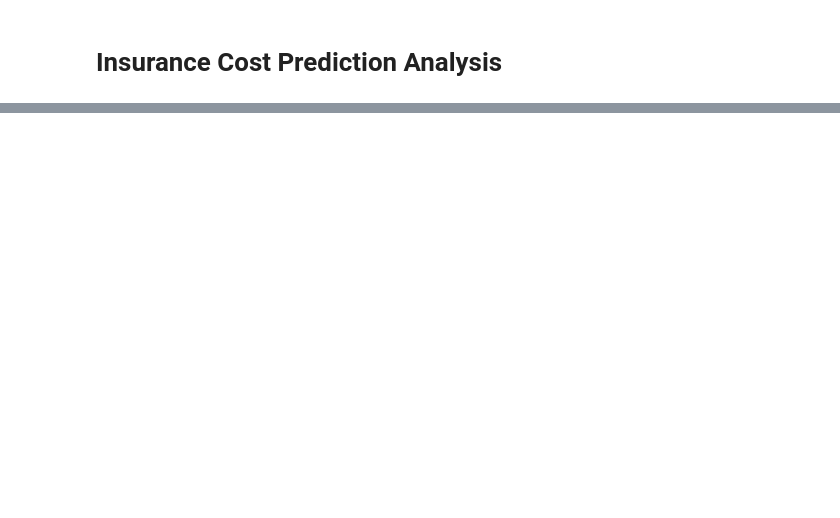
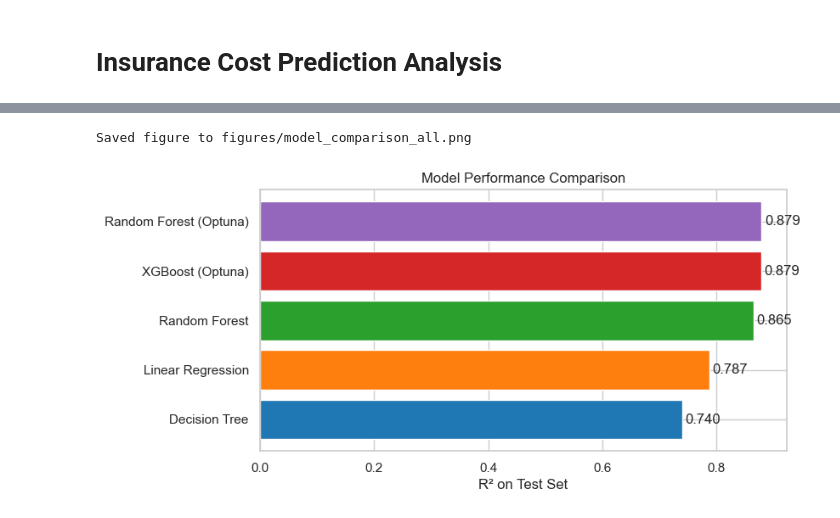
Before and after one commit to zheyuanlai/mini-hackathon, a Jupyter notebook: insurance_analysis.ipynb, the cells around one changed output, grey strips where cells are left out. Drawn from its saved outputs; the diff is of its cells as text; code cells hidden in the pictures; blank space fills up the shorter version.

```diff
--- a/insurance_analysis.ipynb
+++ b/insurance_analysis.ipynb
@@ -284,0 +53,7 @@ Fairness concerns: Higher charges for smokers and older age are expected, but ch
+# %%
+DATA_PATH = Path("insurance.csv")
+df = pd.read_csv(DATA_PATH)
+print(f"Rows: {df.shape[0]}, Columns: {df.shape[1]}")
+print("\nData types:\n", df.dtypes)
+print("\nMissing values per column:\n", df.isnull().sum())
+df.head()
@@ -284,0 +210,7 @@ Fairness concerns: Higher charges for smokers and older age are expected, but ch
+# %%
+cv_results = {}
+for name, model in baseline_models.items():
+    estimator = model.__class__(**model.get_params())
+    scores = cross_val_score(estimator, X_train_scaled, y_train, cv=5, scoring="r2")
+    cv_results[name] = scores
+    print(f"{name:16s} -> mean R^2: {scores.mean():.4f}, std: {scores.std():.4f}")
@@ -284,0 +327,18 @@ Fairness concerns: Higher charges for smokers and older age are expected, but ch
+# %%
+trained_models.update({
+    "Random Forest (Optuna)": rf_best,
+    "XGBoost (Optuna)": xgb_best
+})
+
+metrics = []
+for name, model in trained_models.items():
+    preds = model.predict(X_test_scaled)
+    metrics.append({
+        "Model": name,
+        "R2": r2_score(y_test, preds),
+        "RMSE": np.sqrt(mean_squared_error(y_test, preds)),
+        "MAE": mean_absolute_error(y_test, preds)
+    })
+
+results_df = pd.DataFrame(metrics).sort_values("R2", ascending=False)
+results_df
@@ -284,0 +352,13 @@ Fairness concerns: Higher charges for smokers and older age are expected, but ch
+# %%
+plt.figure(figsize=(8, 4))
+order = results_df["Model"].tolist()[::-1]
+plt.barh(order, results_df.set_index("Model").loc[order, "R2"], color=["#1f77b4", "#ff7f0e", "#2ca02c", "#d62728", "#9467bd"][: len(order)])
+plt.xlabel("R² on Test Set")
+plt.title("Model Performance Comparison")
+for idx, value in enumerate(results_df.set_index("Model").loc[order, "R2"]):
+    plt.text(value + 0.005, idx, f"{value:.3f}", va="center")
+savefig("model_comparison_all.png")
+plt.show()
+# %% [output]
+Saved figure to figures/model_comparison_all.png
+[figure, added]
```
Also changed, not shown: parts of 51 cells of this notebook, 17 other files.
